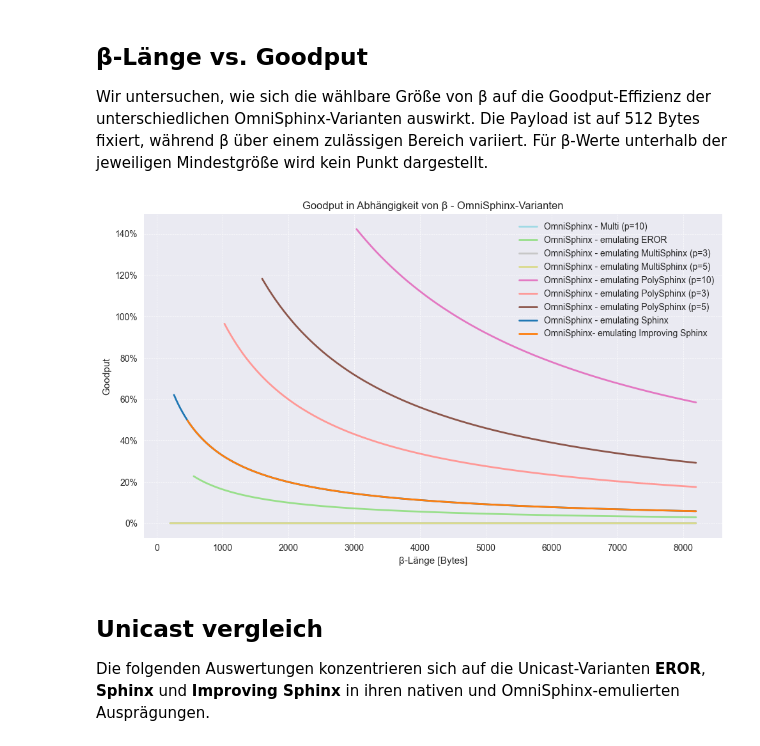
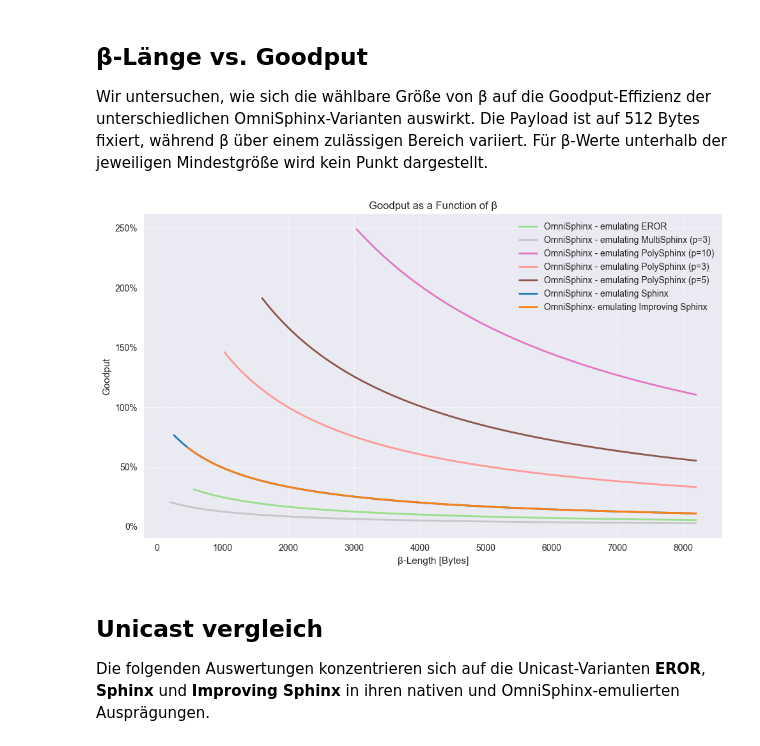
Before and after one commit to kit-ps/OmniSphinx, a Jupyter notebook: size_evaluation.ipynb, the cells around one changed output. Saved outputs shown, nothing was run; the diff lists cells and outputs as text; code cells hidden in the pictures.

```diff
--- a/size_evaluation.ipynb
+++ b/size_evaluation.ipynb
@@ -725,12 +725,17 @@ summary_df
 
 Wir untersuchen, wie sich die wählbare Größe von β auf die Goodput-Effizienz der unterschiedlichen OmniSphinx-Varianten auswirkt. Die Payload ist auf 512 Bytes fixiert, während β über einem zulässigen Bereich variiert. Für β-Werte unterhalb der jeweiligen Mindestgröße wird kein Punkt dargestellt.
 # %%
-PAYLOAD_TASK1_BYTES = 512
+PAYLOAD_TASK1_BYTES = 1024
 BETA_MAX_BYTES = 8192
 BETA_STEP_BYTES = 1
 
 payload_bits_task1 = bytes_to_bits(PAYLOAD_TASK1_BYTES)
-omni_variants = {key: variant for key, variant in variants.items() if variant.kind == "omni"}
+omni_variants = {
+    key: variant
+    for key, variant in variants.items()
+    if variant.kind == "omni"
+    and key not in {"omni_multi_p5", "omni_multi_p10"}
+}
 
 if not omni_variants:
     raise ValueError("Es stehen keine OmniSphinx-Varianten zur Verfügung.")
@@ -780,36 +785,37 @@ for key, variant in omni_variants.items():
         )
     )
 
 if not beta_goodput_records:
     raise ValueError("Es stehen keine gültigen β-Werte für OmniSphinx zur Verfügung.")
 
 beta_goodput_df = (
     pd.concat(beta_goodput_records, ignore_index=True)
     .sort_values(["Variante", "β [B]"])
     .reset_index(drop=True)
 )
 
 fig, ax = plt.subplots(figsize=(10, 6))
 for variant_name, group in beta_goodput_df.groupby("Variante"):
     sorted_group = group.sort_values("β [B]")
     ax.plot(
         sorted_group["β [B]"],
         sorted_group["Goodput"],
         label=variant_name,
         color=variant_colors.get(variant_name),
         linewidth=2,
     )
 
-ax.set_title("Goodput in Abhängigkeit von β - OmniSphinx-Varianten")
-ax.set_xlabel("β-Länge [Bytes]")
+ax.set_title("Goodput as a Function of β")
+ax.set_xlabel("β-Length [Bytes]")
 ax.set_ylabel("Goodput")
 ax.yaxis.set_major_formatter(mtick.PercentFormatter(1.0))
 ax.grid(True, which="both", linestyle="--", linewidth=0.5)
 ax.legend()
 fig.tight_layout()
+plt.savefig("Beta_goodput.pdf")
 plt.show()
 # %% [output]
-[figure, old version]
+[figure, new version]
 # %% [markdown]
 ## Unicast vergleich
 
```
Also changed, not shown: parts of 4 cells of this notebook, 8 other files.
